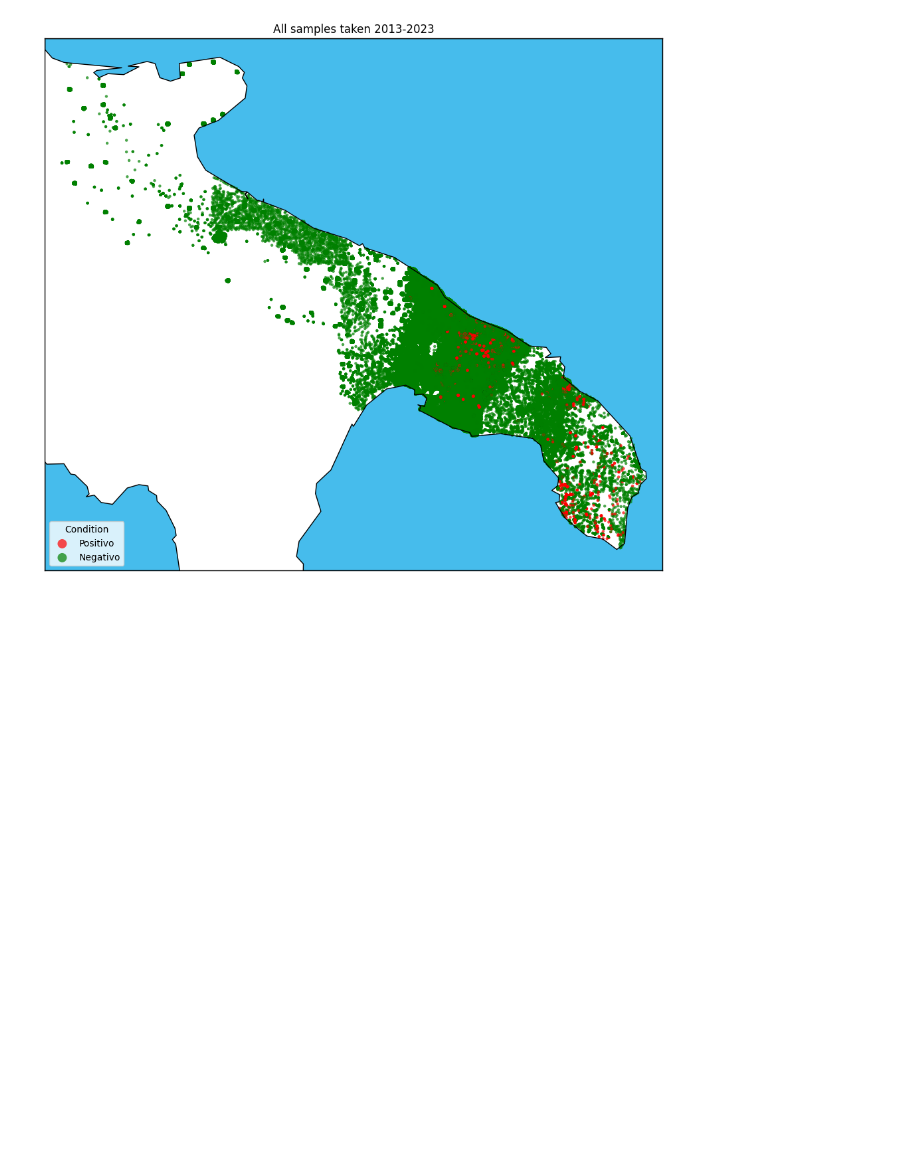
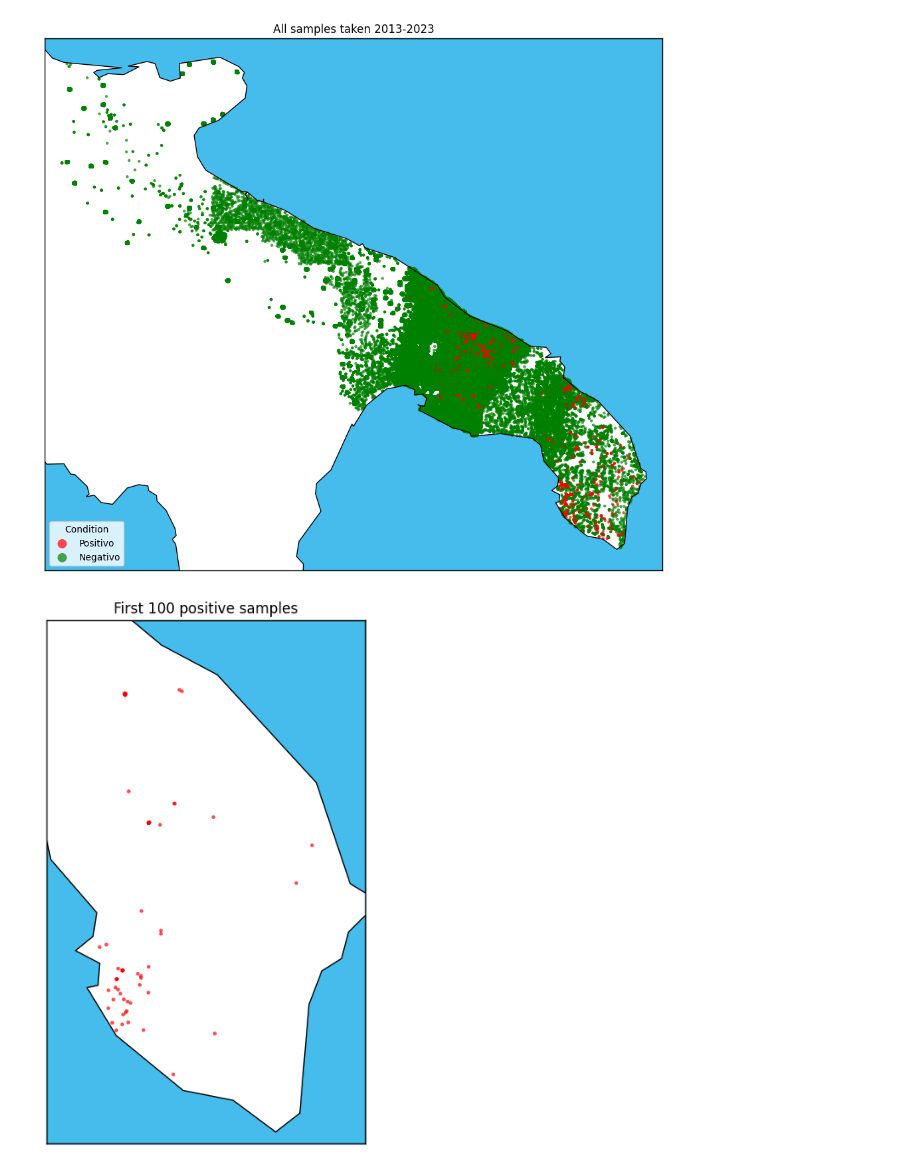
Before and after one commit to LeonMengoni/Xylella-Fastidiosa, a Jupyter notebook: Monitoring.ipynb, the cells around one changed output. Saved outputs shown, nothing was run; the diff lists cells and outputs as text; code cells hidden in the pictures; blank space fills up the shorter version.

```diff
--- a/Monitoring.ipynb
+++ b/Monitoring.ipynb
@@ -76,22 +95,15 @@ lat_min = np.min(lat) - margin
 lat_max = np.max(lat) + margin
 lon_min = np.min(lon) - margin
 lon_max = np.max(lon) + margin
+limits = [lat_min, lat_max, lon_min, lon_max]
 
 color_map = {'Positivo': 'red', 'Negativo': 'green'}
-data_concat['color'] = data_concat['RISULTATO'].map(color_map)
+data_concat['COLOR'] = data_concat['RISULTATO'].map(color_map)
 
 fig, ax = plt.subplots(figsize=(12,12))
-m = Basemap(llcrnrlon=lon_min, llcrnrlat=lat_min, urcrnrlon=lon_max, urcrnrlat=lat_max,
-            lat_0=(lat_max - lat_min)/2, lon_0=(lon_max-lon_min)/2,
-            projection='merc', resolution = 'i', area_thresh=10000., ax = ax)
-m.drawcoastlines()
-m.drawcountries()
-m.drawstates()
-m.drawmapboundary(fill_color='#46bcec')
-m.fillcontinents(color='white',lake_color='#46bcec')
-
+m = create_map(limits, ax, 'i')
 lons, lats = m(lon, lat)
-sc = m.scatter(lons, lats, c=data_concat['color'].values, marker='o', s=10, edgecolor='none', alpha=0.7)
+sc = m.scatter(lons, lats, c=data_concat['COLOR'].values, marker='o', s=10, edgecolor='none', alpha=0.7)
 
 # Legend
 for condition in color_map:
@@ -102,6 +114,7 @@ year_list = data_concat['DATA_RILEVAMENTO'].dt.year.unique()
 year_min = np.min(year_list)
 year_max = np.max(year_list)
 plt.title(f'All samples taken {year_min}-{year_max}')
+plt.savefig('Images/All_samples_2013-2023.png', dpi=300)
 plt.show()
 # %% [output]
 [figure]
@@ -107,0 +148,25 @@ plt.show()
+# %%
+# PLOT FIRST N POSITIVE SAMPLES
+N = 100
+first_positives = positives[:N]
+
+# Coordinate data of samples
+lat = first_positives['LATITUDINE'].values
+lon = first_positives['LONGITUDINE'].values
+
+lat_min = np.min(lat) - margin
+lat_max = np.max(lat) + margin
+lon_min = np.min(lon) - margin
+lon_max = np.max(lon) + margin
+limits = [lat_min, lat_max, lon_min, lon_max]
+
+fig, ax = plt.subplots(figsize=(8,8))
+m = create_map(limits, ax, 'i')
+lons, lats = m(lon, lat)
+sc = m.scatter(lons, lats, c=first_positives['COLOR'].values, marker='o', s=10, edgecolor='none', alpha=0.7)
+
+plt.title(f'First {N} positive samples')
+plt.savefig(f'Images/First_{N}_Positive_samples.png', dpi=300)
+plt.show()
+# %% [output]
+[figure, added]
```
Also changed, not shown: parts of 17 cells of this notebook.
